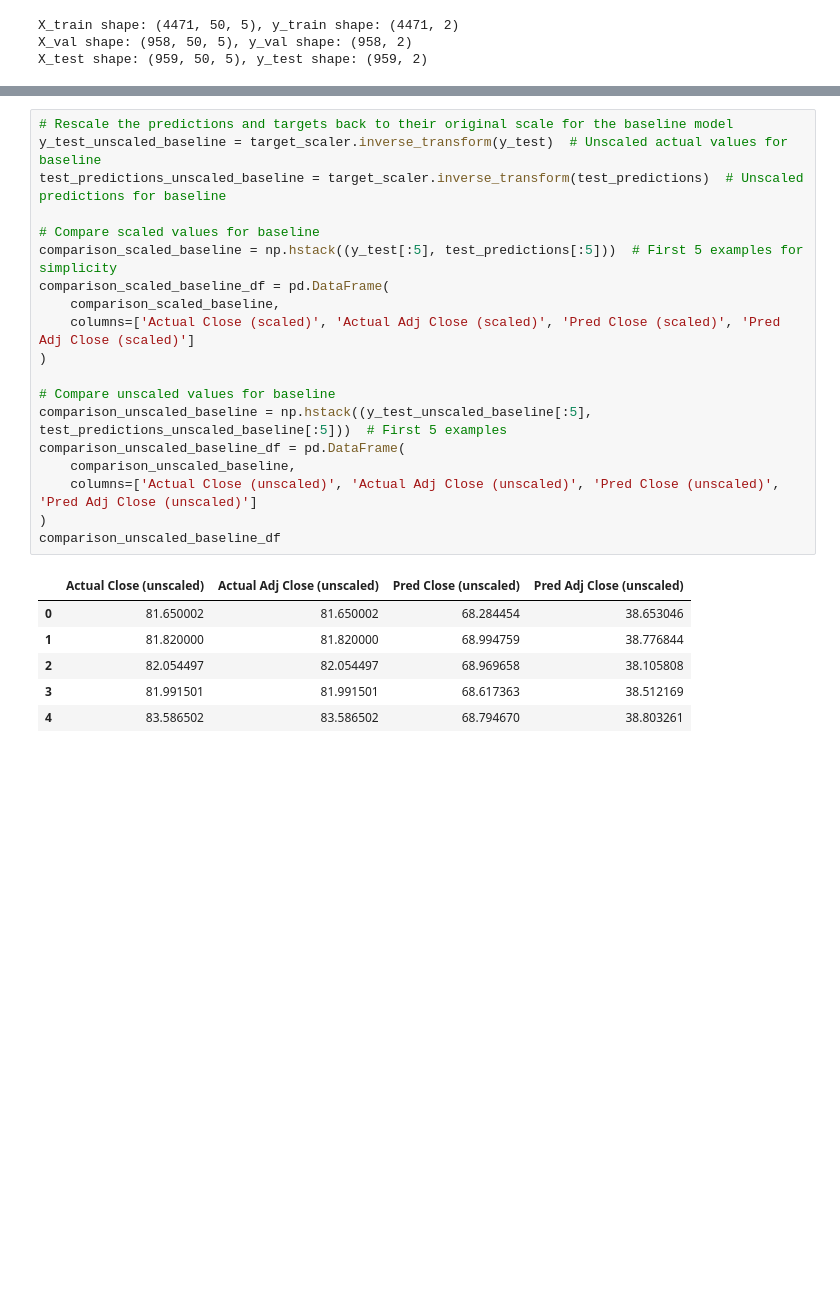
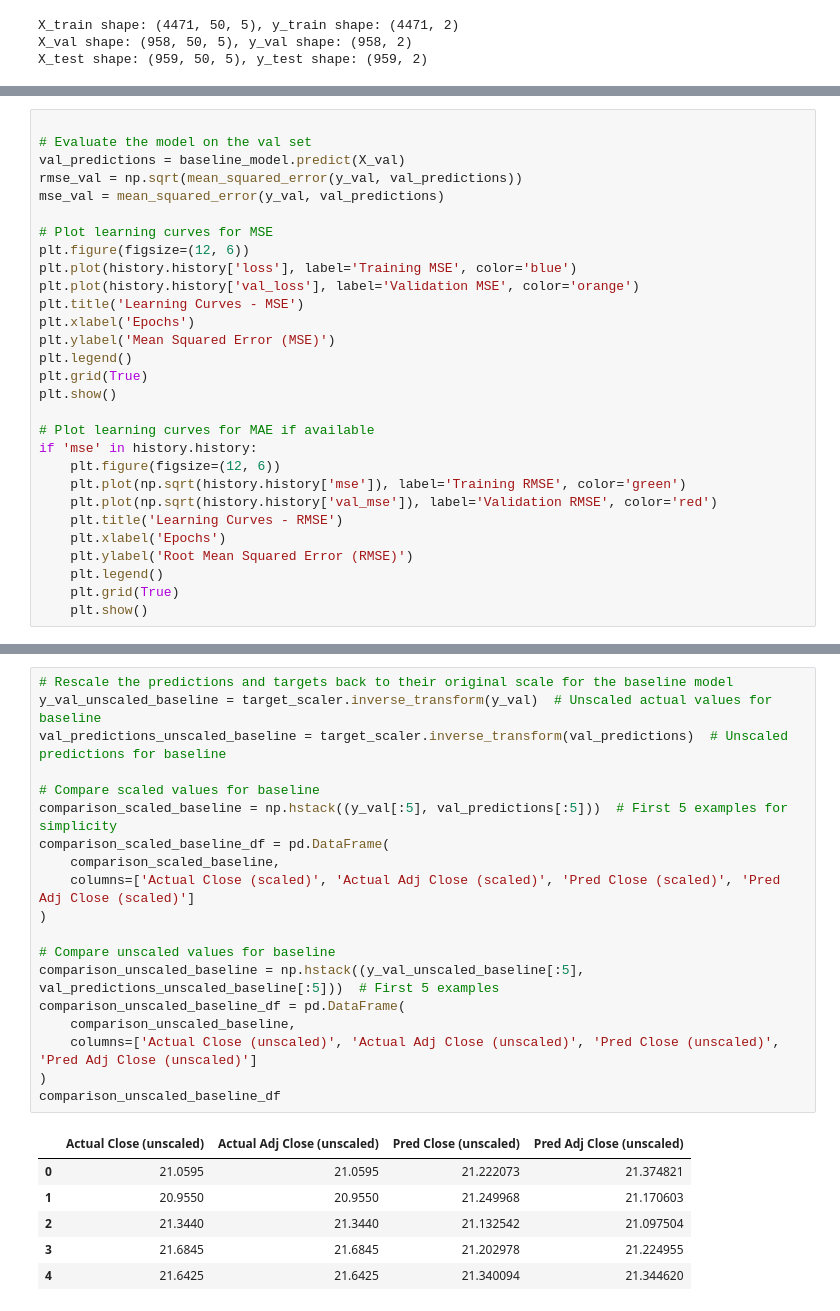
Before and after one commit to the-gauss/tiny-projects-ml, a Jupyter notebook: practice_assignments/u_adelaide/stock_2.ipynb, the cells around one changed output, grey strips where cells are left out. Cells and saved outputs as stored; diff of their text form; blank space fills up the shorter version.

```diff
--- a/practice_assignments/u_adelaide/stock_2.ipynb
+++ b/practice_assignments/u_adelaide/stock_2.ipynb
@@ -155,0 +155,29 @@ Test MSE: 0.11617517221899287
+# %%
+
+# Evaluate the model on the val set
+val_predictions = baseline_model.predict(X_val)
+rmse_val = np.sqrt(mean_squared_error(y_val, val_predictions))
+mse_val = mean_squared_error(y_val, val_predictions)
+
+# Plot learning curves for MSE
+plt.figure(figsize=(12, 6))
+plt.plot(history.history['loss'], label='Training MSE', color='blue')
+plt.plot(history.history['val_loss'], label='Validation MSE', color='orange')
+plt.title('Learning Curves - MSE')
+plt.xlabel('Epochs')
+plt.ylabel('Mean Squared Error (MSE)')
+plt.legend()
+plt.grid(True)
+plt.show()
+
+# Plot learning curves for MAE if available
+if 'mse' in history.history:
+    plt.figure(figsize=(12, 6))
+    plt.plot(np.sqrt(history.history['mse']), label='Training RMSE', color='green')
+    plt.plot(np.sqrt(history.history['val_mse']), label='Validation RMSE', color='red')
+    plt.title('Learning Curves - RMSE')
+    plt.xlabel('Epochs')
+    plt.ylabel('Root Mean Squared Error (RMSE)')
+    plt.legend()
+    plt.grid(True)
+    plt.show()
@@ -163,26 +197,26 @@ Test MSE: 0.11617517221899287
 # %%
 # Rescale the predictions and targets back to their original scale for the baseline model
-y_test_unscaled_baseline = target_scaler.inverse_transform(y_test)  # Unscaled actual values for baseline
-test_predictions_unscaled_baseline = target_scaler.inverse_transform(test_predictions)  # Unscaled predictions for baseline
+y_val_unscaled_baseline = target_scaler.inverse_transform(y_val)  # Unscaled actual values for baseline
+val_predictions_unscaled_baseline = target_scaler.inverse_transform(val_predictions)  # Unscaled predictions for baseline
 
 # Compare scaled values for baseline
-comparison_scaled_baseline = np.hstack((y_test[:5], test_predictions[:5]))  # First 5 examples for simplicity
+comparison_scaled_baseline = np.hstack((y_val[:5], val_predictions[:5]))  # First 5 examples for simplicity
 comparison_scaled_baseline_df = pd.DataFrame(
     comparison_scaled_baseline,
     columns=['Actual Close (scaled)', 'Actual Adj Close (scaled)', 'Pred Close (scaled)', 'Pred Adj Close (scaled)']
 )
 
 # Compare unscaled values for baseline
-comparison_unscaled_baseline = np.hstack((y_test_unscaled_baseline[:5], test_predictions_unscaled_baseline[:5]))  # First 5 examples
+comparison_unscaled_baseline = np.hstack((y_val_unscaled_baseline[:5], val_predictions_unscaled_baseline[:5]))  # First 5 examples
 comparison_unscaled_baseline_df = pd.DataFrame(
     comparison_unscaled_baseline,
     columns=['Actual Close (unscaled)', 'Actual Adj Close (unscaled)', 'Pred Close (unscaled)', 'Pred Adj Close (unscaled)']
 )
 comparison_unscaled_baseline_df
 # %% [output]
 |  | Actual Close (unscaled) | Actual Adj Close (unscaled) | Pred Close (unscaled) | Pred Adj Close (unscaled) |
-| 0 | 81.650002 | 81.650002 | 68.284454 | 38.653046 |
-| 1 | 81.820000 | 81.820000 | 68.994759 | 38.776844 |
-| 2 | 82.054497 | 82.054497 | 68.969658 | 38.105808 |
-| 3 | 81.991501 | 81.991501 | 68.617363 | 38.512169 |
-| 4 | 83.586502 | 83.586502 | 68.794670 | 38.803261 |
+| 0 | 21.0595 | 21.0595 | 21.222073 | 21.374821 |
+| 1 | 20.9550 | 20.9550 | 21.249968 | 21.170603 |
+| 2 | 21.3440 | 21.3440 | 21.132542 | 21.097504 |
+| 3 | 21.6845 | 21.6845 | 21.202978 | 21.224955 |
+| 4 | 21.6425 | 21.6425 | 21.340094 | 21.344620 |
```
Also changed, not shown: parts of 24 cells of this notebook, 1 other file.
